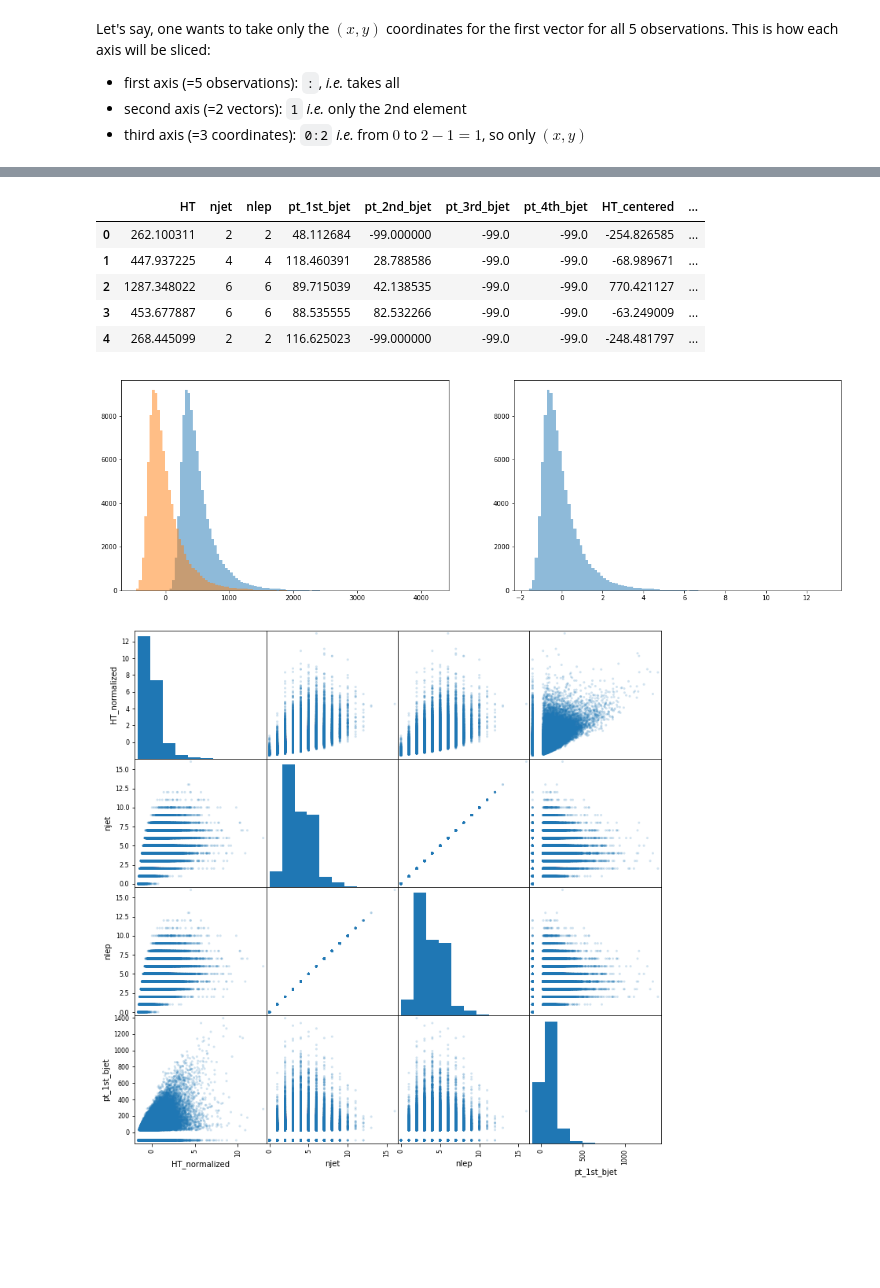
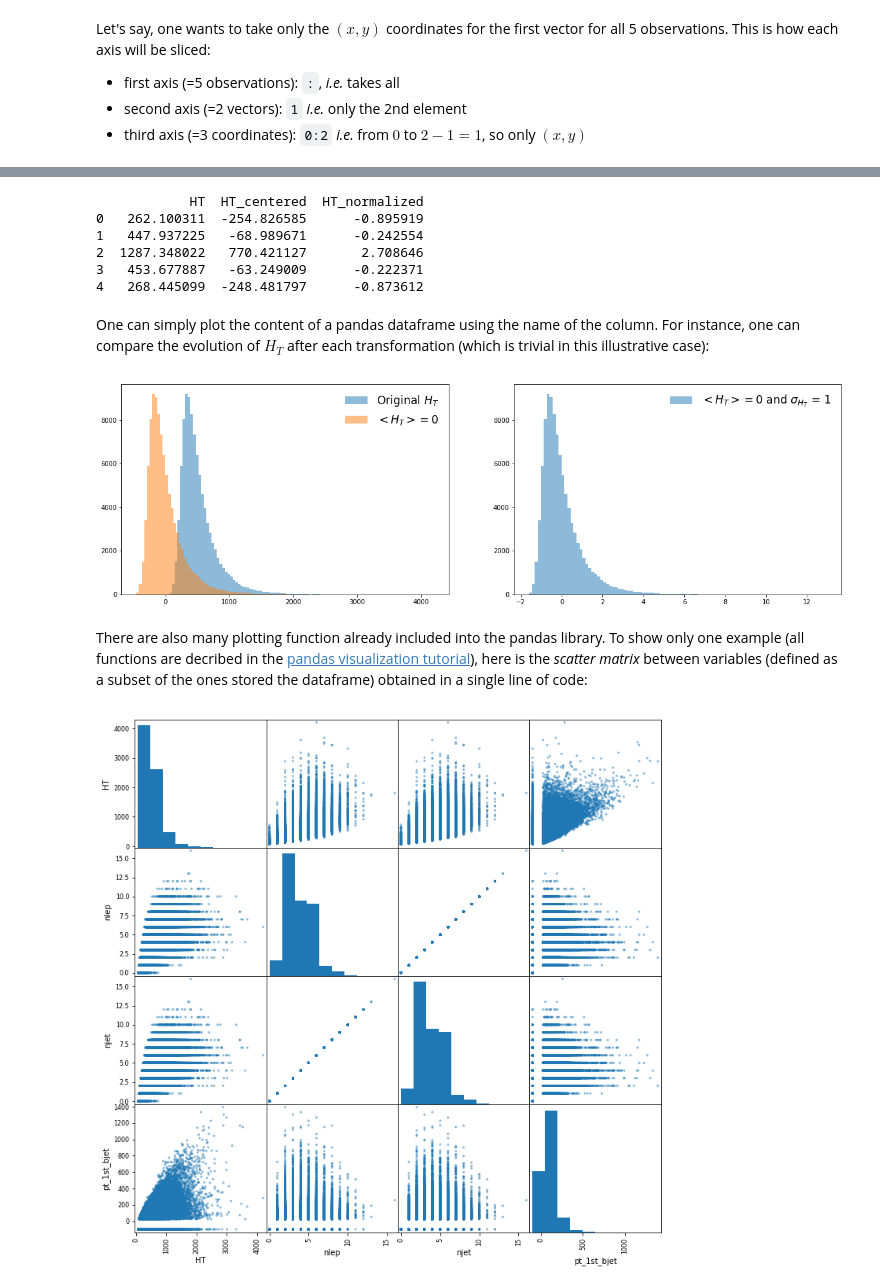
Before and after one commit to MLatCezeaux/intro_numpy, a Jupyter notebook: section1/NumpyIntroduction.ipynb, the cells around one changed output, grey strips where cells are left out. Drawn from its saved outputs; the diff is of its cells as text; code cells hidden in the pictures; blank space fills up the shorter version.

```diff
--- a/section1/NumpyIntroduction.ipynb
+++ b/section1/NumpyIntroduction.ipynb
@@ -437,6 +507,6 @@ The package `pandas` is an very rich interface to read data from different forma
 # %%
 import pandas as pd
-cols_to_keep = ['HT', 'nlep', 'njet', 'pt_1st_bjet', 'pt_2nd_bjet', 'pt_3rd_bjet', 'pt_4th_bjet']
+cols_to_keep = ['HT', 'nlep', 'njet', 'pt_1st_bjet']
 df = pd.read_csv('ttW.csv', usecols=cols_to_keep)
-df.head()
+print(df.head())
 # %% [output]
@@ -450,35 +522,42 @@ df.head()
 # Get a numpy arrays
 ht = df['HT'].values
 
-# Get derived quantities
+# Compute quantities
 ht_mean = np.mean(ht)
 ht_rms = np.sqrt(np.mean((ht-ht_mean)**2))
 
 # Add them into the pandas dataframe
 df['HT_centered'] = ht-ht_mean
 df['HT_normalized'] = (ht-ht_mean)/ht_rms
-df.head()
+
+# Print the result
+cols_to_print = ['HT', 'HT_centered', 'HT_normalized']
+print(df[cols_to_print].head())
 # %% [output]
-|  | HT | njet | nlep | pt_1st_bjet | pt_2nd_bjet | pt_3rd_bjet | pt_4th_bjet | HT_centered | ... |
-| 0 | 262.100311 | 2 | 2 | 48.112684 | -99.000000 | -99.0 | -99.0 | -254.826585 | ... |
-| 1 | 447.937225 | 4 | 4 | 118.460391 | 28.788586 | -99.0 | -99.0 | -68.989671 | ... |
-| 2 | 1287.348022 | 6 | 6 | 89.715039 | 42.138535 | -99.0 | -99.0 | 770.421127 | ... |
-| 3 | 453.677887 | 6 | 6 | 88.535555 | 82.532266 | -99.0 | -99.0 | -63.249009 | ... |
-| 4 | 268.445099 | 2 | 2 | 116.625023 | -99.000000 | -99.0 | -99.0 | -248.481797 | ... |
+            HT  HT_centered  HT_normalized
+0   262.100311  -254.826585      -0.895919
+1   447.937225   -68.989671      -0.242554
+2  1287.348022   770.421127       2.708646
+3   453.677887   -63.249009      -0.222371
+4   268.445099  -248.481797      -0.873612
+# %% [markdown]
+One can simply plot the content of a pandas dataframe using the name of the column. For instance, one can compare the evolution of $H_T$ after each transformation (which is trivial in this illustrative case):
 # %%
 plt.figure(figsize=(20, 6))
-
 plt.subplot(121)
-ax = plt.hist(df['HT'], bins=100, alpha=0.5)
-ax = plt.hist(df['HT_centered'], bins=100, alpha=0.5)
-
+ax = plt.hist(df['HT'], bins=100, alpha=0.5, label='Original $H_T$')
+ax = plt.hist(df['HT_centered'], bins=100, alpha=0.5, label='$<H_T> = 0$')
+ax = plt.legend(frameon=False, fontsize='xx-large')
 plt.subplot(122)
-ax = plt.hist(df['HT_normalized'], bins=100, alpha=0.5)
+ax = plt.hist(df['HT_normalized'], bins=100, alpha=0.5, label='$<H_T> = 0$ and $\sigma_{H_T}$ = 1')
+ax = plt.legend(frameon=False, fontsize='xx-large')
 # %% [output]
-[figure, old version]
+[figure, new version]
+# %% [markdown]
+There are also many plotting function already included into the pandas library. To show only one example (all functions are decribed in the [pandas visualization tutorial](https://pandas.pydata.org/pandas-docs/stable/visualization.html)), here is the *scatter matrix* between variables (defined as a subset of the ones stored the dataframe) obtained in a single line of code:
 # %%
 from pandas.plotting import scatter_matrix
-df_scatter = df[['HT_normalized', 'njet', 'nlep', 'pt_1st_bjet']]
-_ = scatter_matrix(df_scatter, alpha=0.2, figsize=(12, 12), diagonal='hist')
+var_to_plot = ['HT', 'nlep', 'njet', 'pt_1st_bjet']
+_ = scatter_matrix(df[var_to_plot], figsize=(12, 12), alpha=0.5)
 # %% [output]
-[figure, old version]
+[figure, new version]
```
Also changed, not shown: parts of 53 cells of this notebook, 2 other files.
